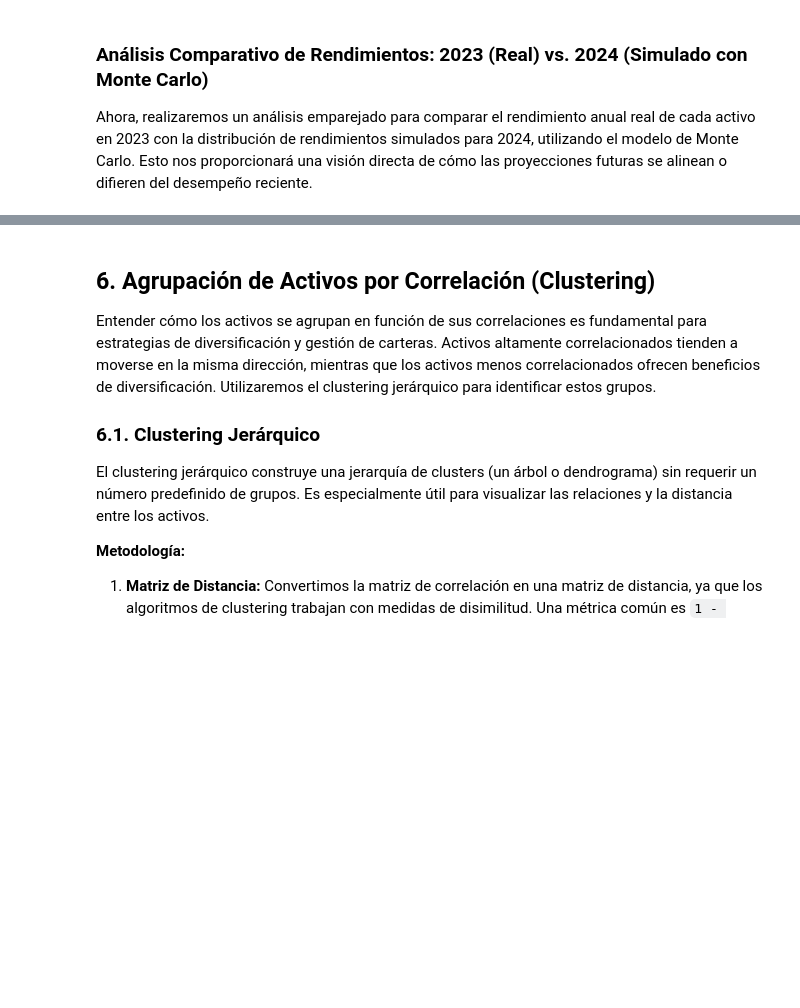
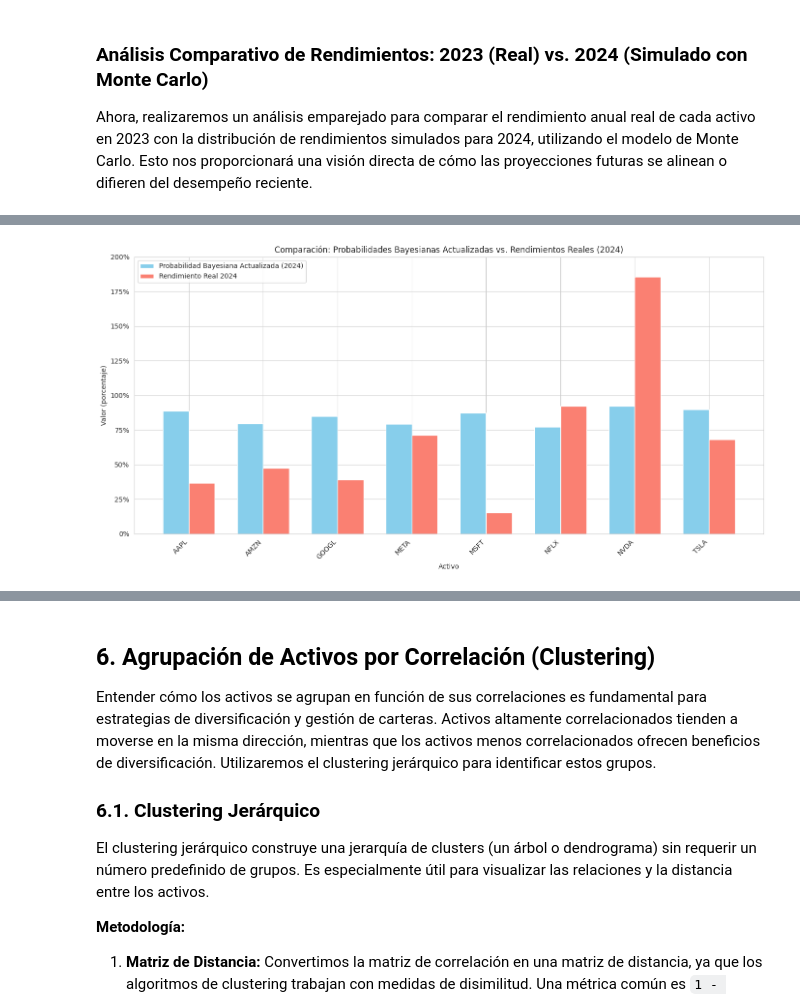
Before and after one commit to mcabeza-gif/Modelado-de-Datos, a Jupyter notebook: modelado_de_datos_.ipynb, the cells around one changed output, grey strips where cells are left out. Saved outputs shown, nothing was run; the diff lists cells and outputs as text; code cells hidden in the pictures; blank space fills up the shorter version.

```diff
--- a/modelado_de_datos_.ipynb
+++ b/modelado_de_datos_.ipynb
@@ -2360,0 +2428,43 @@ display(comparison_df.style.format('{:.2%}'))
+# %%
+import matplotlib.pyplot as plt
+import seaborn as sns
+import numpy as np
+
+sns.set_style('whitegrid')
+
+# Crear un DataFrame para la visualización, asegurando el mismo índice
+plot_df = comparison_bayesian_actual_2024_df.copy()
+
+# Crear el gráfico de barras
+fig, ax = plt.subplots(figsize=(14, 7))
+
+# Ancho de las barras
+bar_width = 0.35
+
+# Posiciones para las barras
+ind = np.arange(len(plot_df))
+
+# Barras para la Probabilidad Bayesiana Actualizada
+rects1 = ax.bar(ind - bar_width/2, plot_df['Probabilidad Bayesiana Actualizada (2024)'], bar_width, label='Probabilidad Bayesiana Actualizada (2024)', color='skyblue')
+
+# Barras para el Rendimiento Real 2024
+rects2 = ax.bar(ind + bar_width/2, plot_df['Rendimiento Real 2024'], bar_width, label='Rendimiento Real 2024', color='salmon')
+
+# Añadir etiquetas, título y leyenda
+ax.set_xlabel('Activo')
+ax.set_ylabel('Valor (porcentaje)')
+ax.set_title('Comparación: Probabilidades Bayesianas Actualizadas vs. Rendimientos Reales (2024)')
+ax.set_xticks(ind)
+ax.set_xticklabels(plot_df.index, rotation=45, ha='right')
+ax.legend()
+
+# Formatear el eje Y como porcentajes
+# Obtener los ticks actuales, luego establecerlos y aplicar el formato de etiqueta
+current_yticks = ax.get_yticks()
+ax.set_yticks(current_yticks)
+ax.set_yticklabels(['{:,.0%}'.format(x) for x in current_yticks])
+
+plt.tight_layout()
+plt.show()
+# %% [output]
+[figure, added]
```
Also changed, not shown: parts of 15 cells of this notebook.
